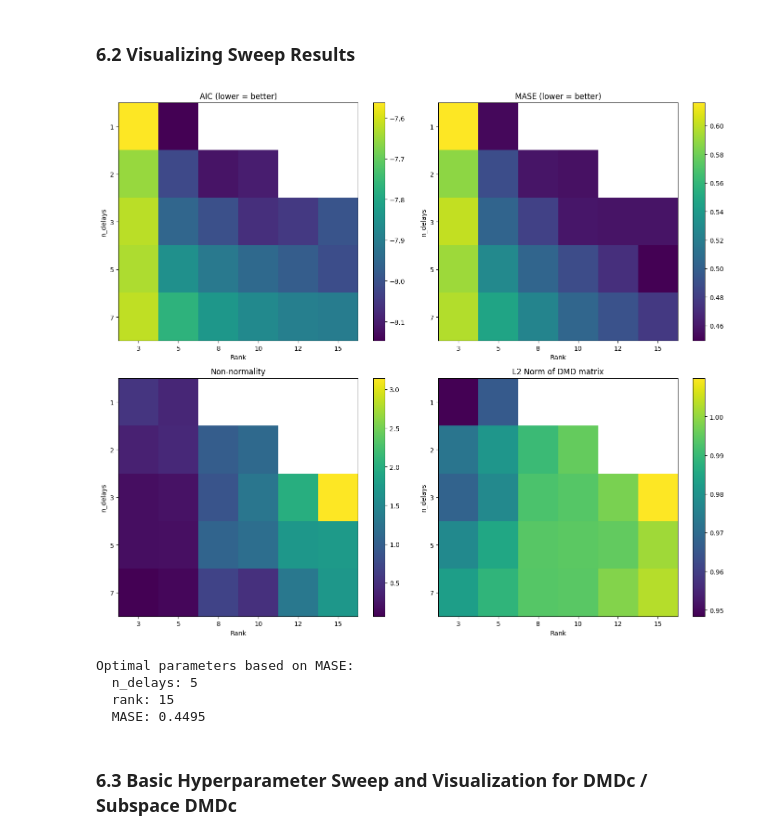
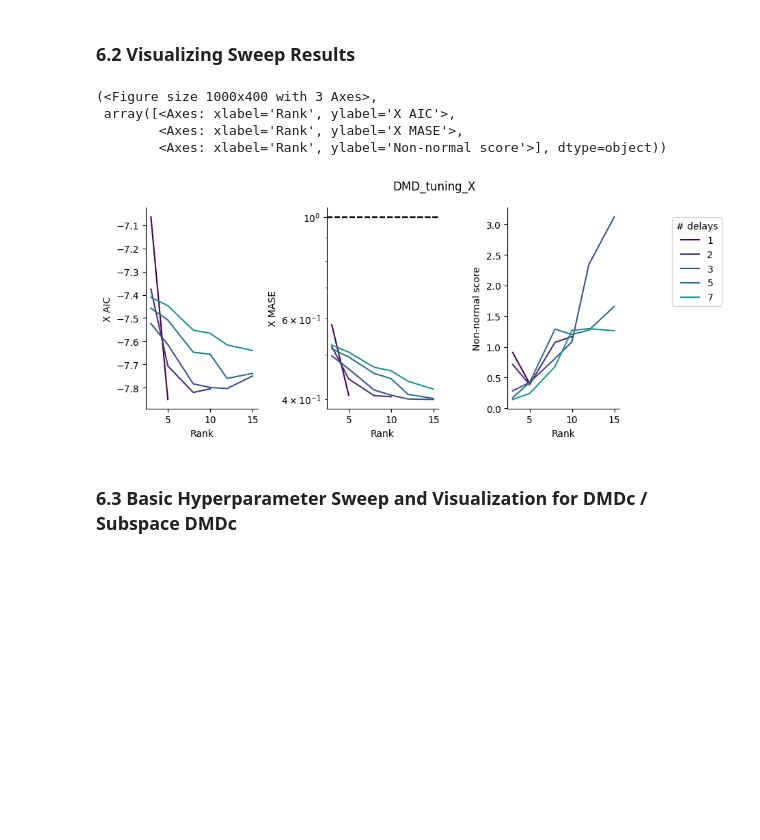
Before and after one commit to mitchellostrow/DSA, a Jupyter notebook: examples/how_to_use_dsa_tutorial.ipynb, the cells around one changed output. Cells and saved outputs as stored; diff of their text form; code cells hidden in the pictures; blank space fills up the shorter version.

```diff
--- a/examples/how_to_use_dsa_tutorial.ipynb
+++ b/examples/how_to_use_dsa_tutorial.ipynb
@@ -508,71 +508,15 @@ AIC shape: (5, 6)
 MASE shape: (5, 6)
 # %% [markdown]
 ### 6.2 Visualizing Sweep Results
-# %%
-# Create heatmaps for different metrics
-fig, axes = plt.subplots(2, 2, figsize=(14, 12))
-
-# AIC (Akaike Information Criterion - lower is better)
-im1 = axes[0, 0].imshow(all_aics, cmap='viridis', aspect='auto')
-axes[0, 0].set_title('AIC (lower = better)')
-axes[0, 0].set_xlabel('Rank')
-axes[0, 0].set_ylabel('n_delays')
-axes[0, 0].set_xticks(range(len(ranks_range)))
-axes[0, 0].set_xticklabels(ranks_range)
-axes[0, 0].set_yticks(range(len(n_delays_range)))
-axes[0, 0].set_yticklabels(n_delays_range)
-plt.colorbar(im1, ax=axes[0, 0])
-
-# MASE (Mean Absolute Scaled Error - lower is better)
-im2 = axes[0, 1].imshow(all_mases, cmap='viridis', aspect='auto')
-axes[0, 1].set_title('MASE (lower = better)')
-axes[0, 1].set_xlabel('Rank')
-axes[0, 1].set_ylabel('n_delays')
-axes[0, 1].set_xticks(range(len(ranks_range)))
-axes[0, 1].set_xticklabels(ranks_range)
-axes[0, 1].set_yticks(range(len(n_delays_range)))
-axes[0, 1].set_yticklabels(n_delays_range)
-plt.colorbar(im2, ax=axes[0, 1])
-
-# Non-normality (lower = more normal, better behaved)
-im3 = axes[1, 0].imshow(all_nnormals, cmap='viridis', aspect='auto')
-axes[1, 0].set_title('Non-normality')
-axes[1, 0].set_xlabel('Rank')
-axes[1, 0].set_ylabel('n_delays')
-axes[1, 0].set_xticks(range(len(ranks_range)))
-axes[1, 0].set_xticklabels(ranks_range)
-axes[1, 0].set_yticks(range(len(n_delays_range)))
-axes[1, 0].set_yticklabels(n_delays_range)
-plt.colorbar(im3, ax=axes[1, 0])
-
-# L2 Norm (transient growth measure)
-im4 = axes[1, 1].imshow(all_l2norms, cmap='viridis', aspect='auto')
-axes[1, 1].set_title('L2 Norm of DMD matrix')
-axes[1, 1].set_xlabel('Rank')
-axes[1, 1].set_ylabel('n_delays')
-axes[1, 1].set_xticks(range(len(ranks_range)))
-axes[1, 1].set_xticklabels(ranks_range)
-axes[1, 1].set_yticks(range(len(n_delays_range)))
-axes[1, 1].set_yticklabels(n_delays_range)
-plt.colorbar(im4, ax=axes[1, 1])
-
-plt.tight_layout()
-plt.show()
-
-# Find optimal parameters
-best_idx = np.unravel_index(np.argmin(all_mases), all_mases.shape)
-best_n_delays = n_delays_range[best_idx[0]]
-best_rank = ranks_range[best_idx[1]]
-print(f"\nOptimal parameters based on MASE:")
-print(f"  n_delays: {best_n_delays}")
-print(f"  rank: {best_rank}")
-print(f"  MASE: {all_mases[best_idx]:.4f}")
-# %% [output]
-[figure, removed]
-Optimal parameters based on MASE:
-  n_delays: 5
-  rank: 15
-  MASE: 0.4495
+# %%
+#our function for visualizing is as follows:
+plot_sweep_results(all_aics, all_mases, all_nnormals, n_delays=n_delays_range, ranks=ranks_range, cmap='viridis', name='DMD')
+# %% [output]
+(<Figure size 1000x400 with 3 Axes>,
+ array([<Axes: xlabel='Rank', ylabel='X AIC'>,
+        <Axes: xlabel='Rank', ylabel='X MASE'>,
+        <Axes: xlabel='Rank', ylabel='Non-normal score'>], dtype=object))
+[figure, added]
 # %% [markdown]
 ### 6.3 Basic Hyperparameter Sweep and Visualization for DMDc / Subspace DMDc
 # %%
```
Also changed, not shown: parts of 11 cells of this notebook, 1 other file.
